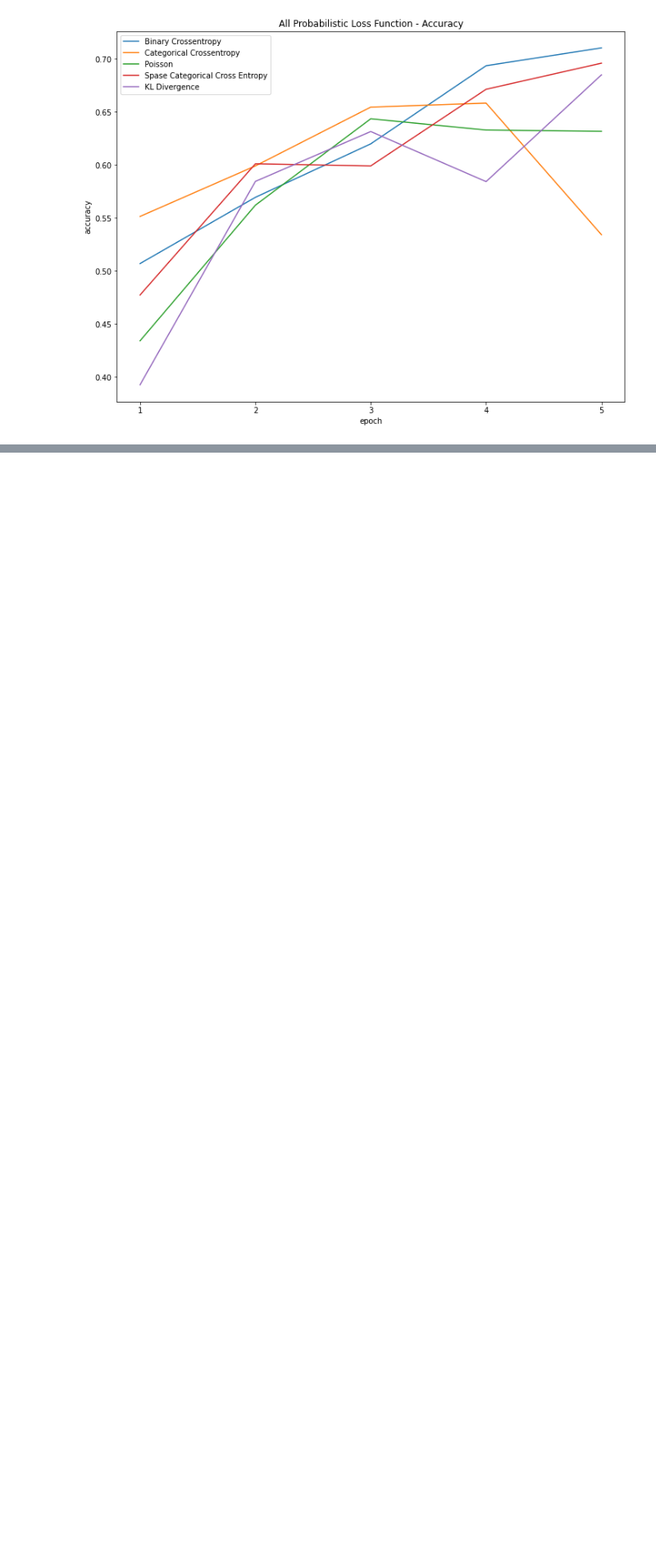
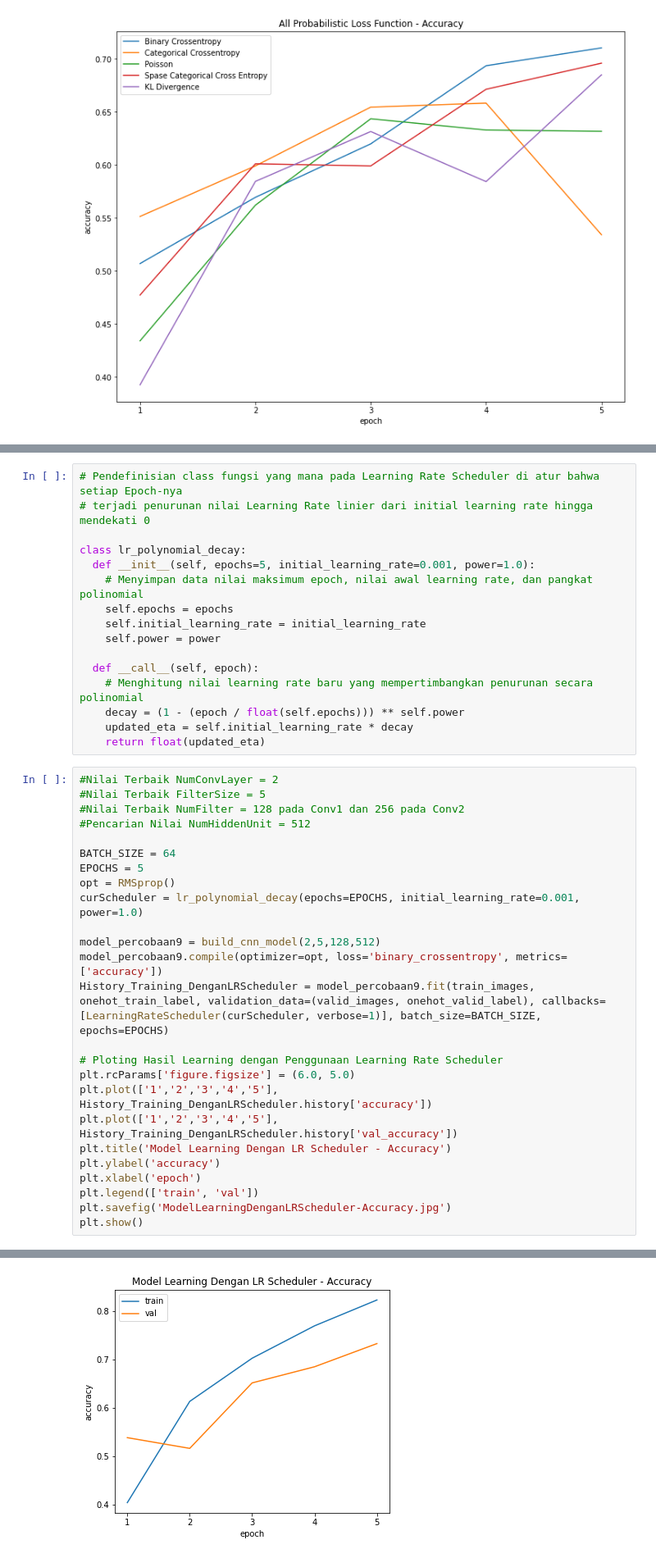
Before and after one commit to rehgend/EksplorasiHyperparameterCNN_NN, a Jupyter notebook: Tugas 1A - Klasifikasi pada Dataset CIFAR10 dengan CNN.ipynb, the cells around one changed output, grey strips where cells are left out. Shown at 82% size. Saved outputs shown, nothing was run; the diff lists cells and outputs as text; blank space fills up the shorter version.

```diff
--- a/Tugas 1A - Klasifikasi pada Dataset CIFAR10 dengan CNN.ipynb
+++ b/Tugas 1A - Klasifikasi pada Dataset CIFAR10 dengan CNN.ipynb
@@ -1027,0 +1075,42 @@ plt.show()
+# %%
+# Pendefinisian class fungsi yang mana pada Learning Rate Scheduler di atur bahwa setiap Epoch-nya
+# terjadi penurunan nilai Learning Rate linier dari initial learning rate hingga mendekati 0
+
+class lr_polynomial_decay:
+  def __init__(self, epochs=5, initial_learning_rate=0.001, power=1.0):
+    # Menyimpan data nilai maksimum epoch, nilai awal learning rate, dan pangkat polinomial
+    self.epochs = epochs
+    self.initial_learning_rate = initial_learning_rate
+    self.power = power
+
+  def __call__(self, epoch):
+    # Menghitung nilai learning rate baru yang mempertimbangkan penurunan secara polinomial
+    decay = (1 - (epoch / float(self.epochs))) ** self.power
+    updated_eta = self.initial_learning_rate * decay
+    return float(updated_eta)
+# %%
+#Nilai Terbaik NumConvLayer = 2
+#Nilai Terbaik FilterSize = 5
+#Nilai Terbaik NumFilter = 128 pada Conv1 dan 256 pada Conv2
+#Pencarian Nilai NumHiddenUnit = 512
+
+BATCH_SIZE = 64
+EPOCHS = 5
+opt = RMSprop()
+curScheduler = lr_polynomial_decay(epochs=EPOCHS, initial_learning_rate=0.001, power=1.0)
+
+model_percobaan9 = build_cnn_model(2,5,128,512)
+model_percobaan9.compile(optimizer=opt, loss='binary_crossentropy', metrics=['accuracy'])
+History_Training_DenganLRScheduler = model_percobaan9.fit(train_images, onehot_train_label, validation_data=(valid_images, onehot_valid_label), callbacks=[LearningRateScheduler(curScheduler, verbose=1)], batch_size=BATCH_SIZE, epochs=EPOCHS)
+
+# Ploting Hasil Learning dengan Penggunaan Learning Rate Scheduler
+plt.rcParams['figure.figsize'] = (6.0, 5.0)
+plt.plot(['1','2','3','4','5'], History_Training_DenganLRScheduler.history['accuracy'])
+plt.plot(['1','2','3','4','5'], History_Training_DenganLRScheduler.history['val_accuracy'])
+plt.title('Model Learning Dengan LR Scheduler - Accuracy')
+plt.ylabel('accuracy')
+plt.xlabel('epoch')
+plt.legend(['train', 'val'])
+plt.savefig('ModelLearningDenganLRScheduler-Accuracy.jpg')
+plt.show()
+# %% [output]
@@ -1027,0 +1136 @@ plt.show()
+[figure, added]
```
Also changed, not shown: parts of 11 cells of this notebook.
